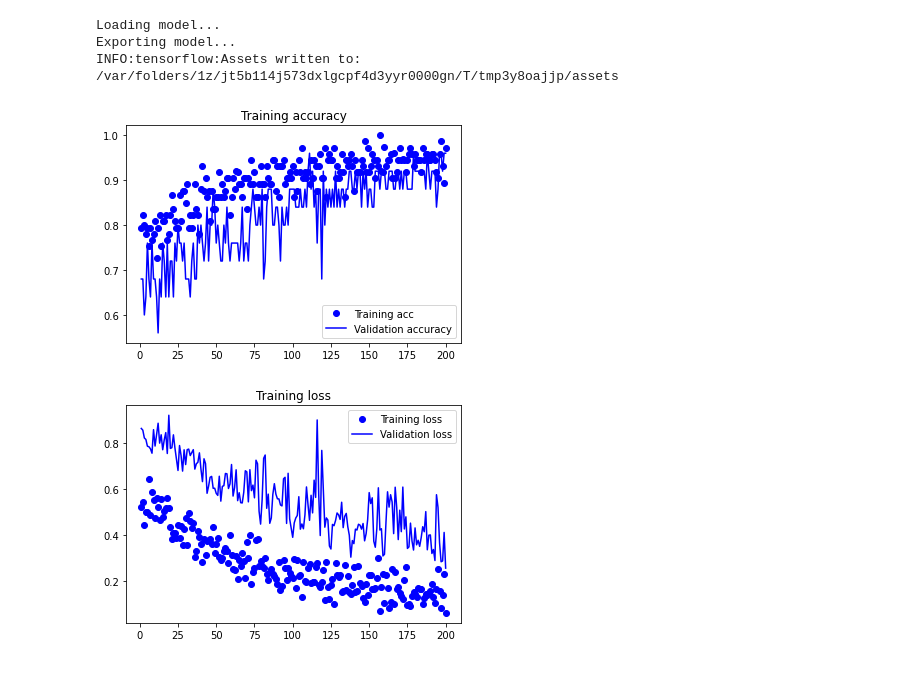
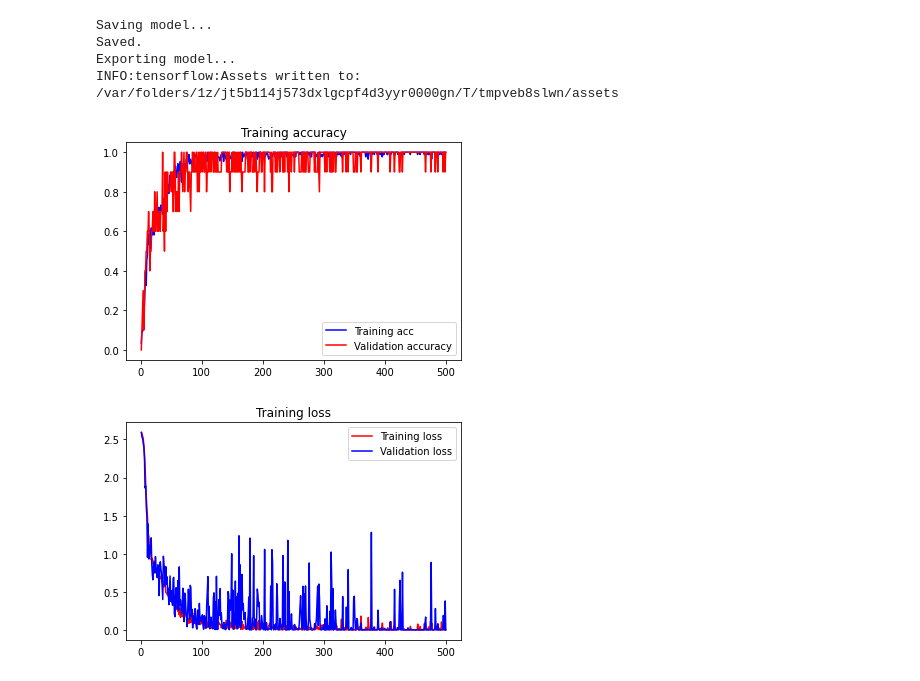
Before and after one commit to gyndlf/jerry, a Jupyter notebook: cards/value-agent.ipynb, the cells around one changed output. Drawn from its saved outputs; the diff is of its cells as text; code cells hidden in the pictures.

Commit message:
updated to stronger value model v4

```diff
--- a/cards/value-agent.ipynb
+++ b/cards/value-agent.ipynb
@@ -112,7 +114,7 @@ from keras import models
 
 # Probably too complex for this situiation, but I don't care
 model = models.Sequential()
-model.add(layers.Conv2D(32, (3,3), activation='relu', input_shape=(150,150,1)))
+model.add(layers.Conv2D(64, (3,3), activation='relu', input_shape=(150,150,1)))
 model.add(layers.MaxPooling2D((3,3)))  # Make the view larger; find bigger patterns
 
 model.add(layers.Conv2D(64, (3,3), activation='relu'))
@@ -124,6 +126,7 @@ model.add(layers.MaxPooling2D((2,2)))
 model.add(layers.Flatten())  # Dimension reduce
 model.add(layers.Dropout(0.5))  # Get rid of conspiracies
 model.add(layers.Dense(512, activation='relu'))
+model.add(layers.Dense(256, activation='relu'))
 model.add(layers.Dense(13, activation='softmax'))
 
 model.compile(loss='categorical_crossentropy',
@@ -149,13 +152,21 @@ Trainable params: 6,653,453
 Non-trainable params: 0
 _________________________________________________________________
 # %%
+from keras.callbacks import Callback
+class CustomCallback(Callback):
+    def on_epoch_begin(self, epoch, logs=None):
+        if epoch % 50 == 0:
+            print('Epoch', epoch)
+
+
 from time import time
 start = time()
 history = model.fit(train_generator,
-                              steps_per_epoch=15,  # 10 * 10 = 100 from 104 samples
-                              epochs=200,
-                              validation_data=val_generator,
-                              validation_steps=5,
-                              verbose=0)  # total of 128*100=12800 samples used
+                  steps_per_epoch=train_generator.samples // batch_size,  # 10 * 10 = 100 from 104 samples
+                  epochs=500,
+                  validation_data=val_generator,
+                  validation_steps=val_generator.samples // batch_size,
+                  verbose=0,
+                  callbacks=[CustomCallback()])  # total of 128*100=12800 samples used
 print('Took',(time()-start).__round__(4),'seconds to train the network')
 # %% [output]
@@ -163,58 +184,59 @@ Took 294.2923 seconds to train the network
 # %%
-save = False
-load = True
+save = True
+load = False
 export = True
 
 if save:
     # save the model
     print('Saving model...')
-    model.save('models/value-v2.h5')
+    model.save('models/value-v4.h5')
     print('Saved.')
 
 if load:
     # Load it
     print('Loading model...')
-    model = models.load_model(os.path.join(base_dir, 'models/value-v3.h5'))
+    model = models.load_model(os.path.join(base_dir, 'models/value-v4.h5'))
 
 if export:
     print('Exporting model...')
     converter = tf.lite.TFLiteConverter.from_keras_model(model)
     tflite_model = converter.convert()
 
-    with open('models/value-v3.tflite', 'wb') as f:
+    with open('models/value-v4.tflite', 'wb') as f:
         f.write(tflite_model)
 # %% [output]
-Loading model...
+Saving model...
+Saved.
 Exporting model...
-INFO:tensorflow:Assets written to: /var/folders/1z/jt5b114j573dxlgcpf4d3yyr0000gn/T/tmp3y8oajjp/assets
+INFO:tensorflow:Assets written to: /var/folders/1z/jt5b114j573dxlgcpf4d3yyr0000gn/T/tmpveb8slwn/assets
 # %%
 # Visualise the training data
 %matplotlib inline
 import matplotlib.pyplot as plt
 
 acc = history.history['acc']
 loss = history.history['loss']
 val_acc = history.history['val_acc']
 val_loss = history.history['val_loss']
 
 epochs = range(1, len(acc)+1)
 
-plt.plot(epochs, acc, 'bo', label='Training acc')
-plt.plot(epochs, val_acc, 'b', label='Validation accuracy')
+plt.plot(epochs, acc, 'b', label='Training acc')
+plt.plot(epochs, val_acc, 'r', label='Validation accuracy')
 plt.title('Training accuracy')
 plt.legend()
 
 plt.figure()  # Combines the two graphs
 
-plt.plot(epochs, loss, 'bo', label='Training loss')
+plt.plot(epochs, loss, 'r', label='Training loss')
 plt.plot(epochs, val_loss, 'b', label='Validation loss')
 plt.title('Training loss')
 plt.legend()
 
 plt.show()
 # %% [output]
-[figure, old version]
+[figure, new version]
-[figure, old version]
+[figure, new version]
 # %%
 # Test on custom image
 from keras.preprocessing import image
```
Also changed, not shown: parts of 6 cells of this notebook, 3 other files.
